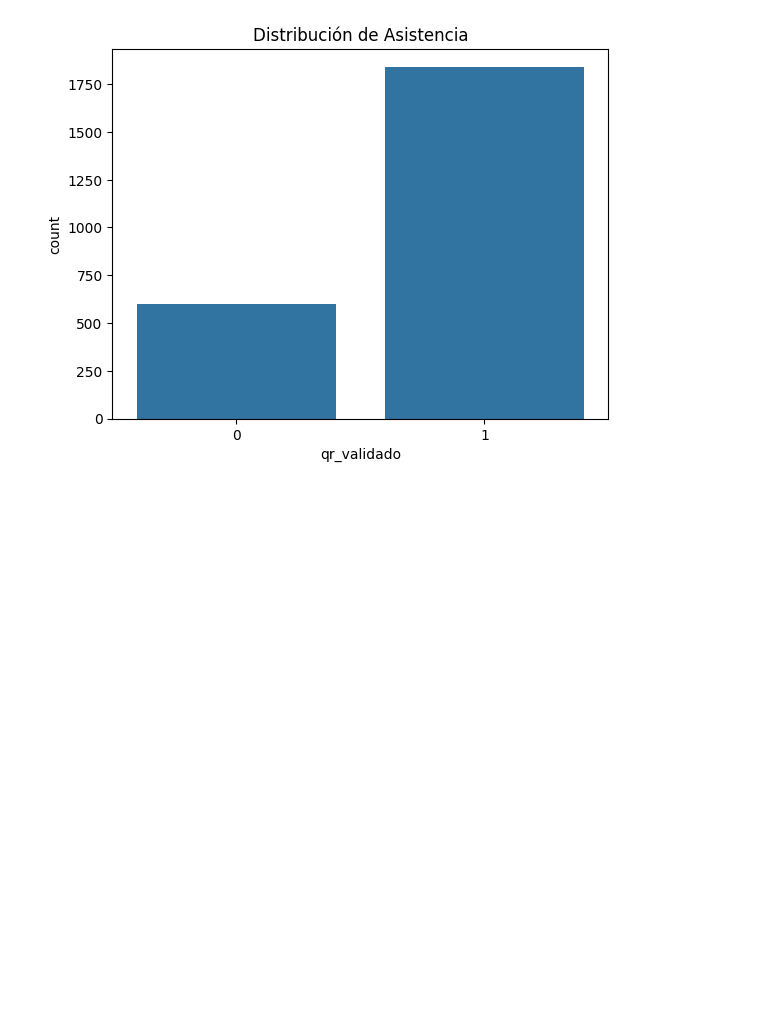
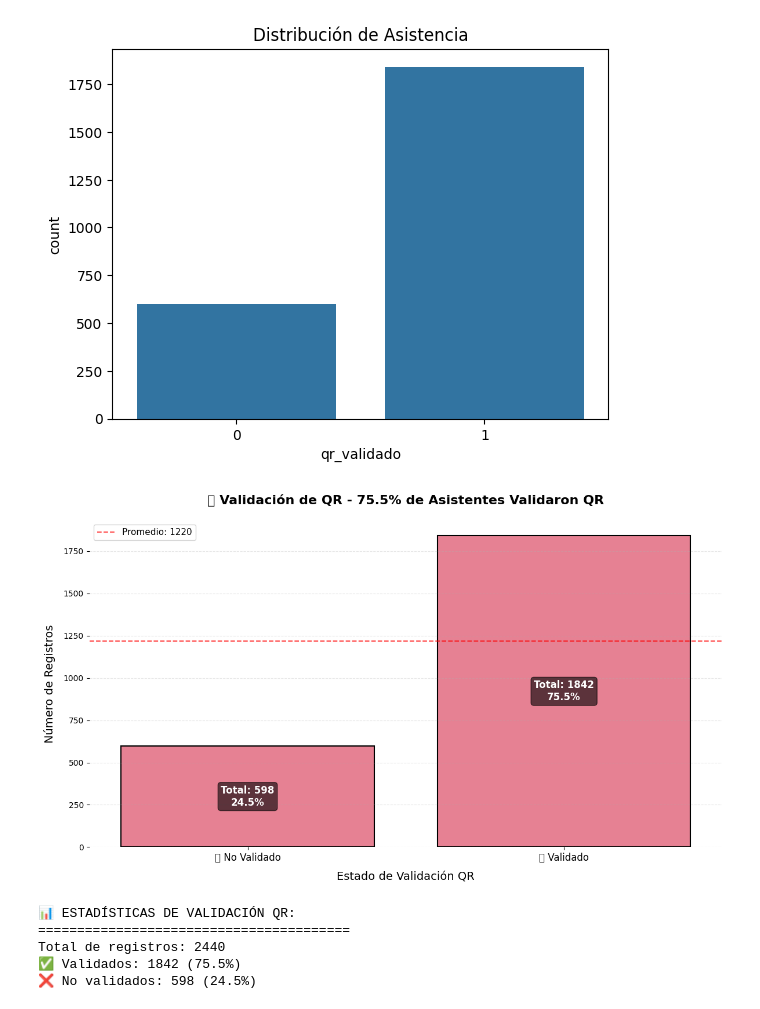
Before and after one commit to Jefesneipago/coniiti-analytics, a Jupyter notebook: notebooks/01_exploracion.ipynb, the cells around one changed output. Saved outputs shown, nothing was run; the diff lists cells and outputs as text; code cells hidden in the pictures; blank space fills up the shorter version.

```diff
--- a/notebooks/01_exploracion.ipynb
+++ b/notebooks/01_exploracion.ipynb
@@ -166,3 +168,66 @@ plt.title("Distribución de Asistencia")
 plt.show()
 # %% [output]
 [figure]
+# %%
+# Configuración avanzada
+plt.figure(figsize=(12, 7))
+sns.set_palette("husl")
+
+# Crear el gráfico
+ax = sns.countplot(data=df, x='qr_validado',
+                   edgecolor='black',
+                   linewidth=1.5)
+
+# Título con estadísticas
+counts = df['qr_validado'].value_counts()
+validados = counts.get(1, 0) if 1 in counts else counts.get('Validado', 0)
+no_validados = counts.get(0, 0) if 0 in counts else counts.get('No Validado', 0)
+total = validados + no_validados
+porcentaje_validados = (validados/total)*100
+
+plt.title(f'📈 Validación de QR - {porcentaje_validados:.1f}% de Asistentes Validaron QR',
+          fontsize=16, fontweight='bold', pad=20)
+plt.xlabel('Estado de Validación QR', fontsize=14, labelpad=10)
+plt.ylabel('Número de Registros', fontsize=14, labelpad=10)
+
+# Barras con degradado de color
+for i, p in enumerate(ax.patches):
+    height = p.get_height()
+
+    # Caja de texto con estadísticas
+    ax.annotate(f'Total: {int(height)}\n{height/total*100:.1f}%',
+                (p.get_x() + p.get_width()/2., height/2),
+                ha='center', va='center',
+                fontsize=12, fontweight='bold',
+                color='white',
+                bbox=dict(boxstyle='round,pad=0.3',
+                         facecolor='black',
+                         alpha=0.6))
+
+# Línea de promedio
+plt.axhline(y=total/2, color='red', linestyle='--', alpha=0.7,
+           label=f'Promedio: {total/2:.0f}')
+
+# Personalizar etiquetas
+ax.set_xticklabels(['❌ No Validado', '✅ Validado'], fontsize=12)
+
+plt.legend(fontsize=11)
+plt.grid(axis='y', alpha=0.3, linestyle='--')
+sns.despine(left=True, bottom=True)
+
+plt.tight_layout()
+plt.show()
+
+# Mostrar estadísticas en consola
+print("\n📊 ESTADÍSTICAS DE VALIDACIÓN QR:")
+print("="*40)
+print(f"Total de registros: {total}")
+print(f"✅ Validados: {validados} ({validados/total*100:.1f}%)")
+print(f"❌ No validados: {no_validados} ({no_validados/total*100:.1f}%)")
+# %% [output]
+[figure, added]
+📊 ESTADÍSTICAS DE VALIDACIÓN QR:
+========================================
+Total de registros: 2440
+✅ Validados: 1842 (75.5%)
+❌ No validados: 598 (24.5%)
```
Also changed, not shown: parts of 2 cells of this notebook, 2 other files.
